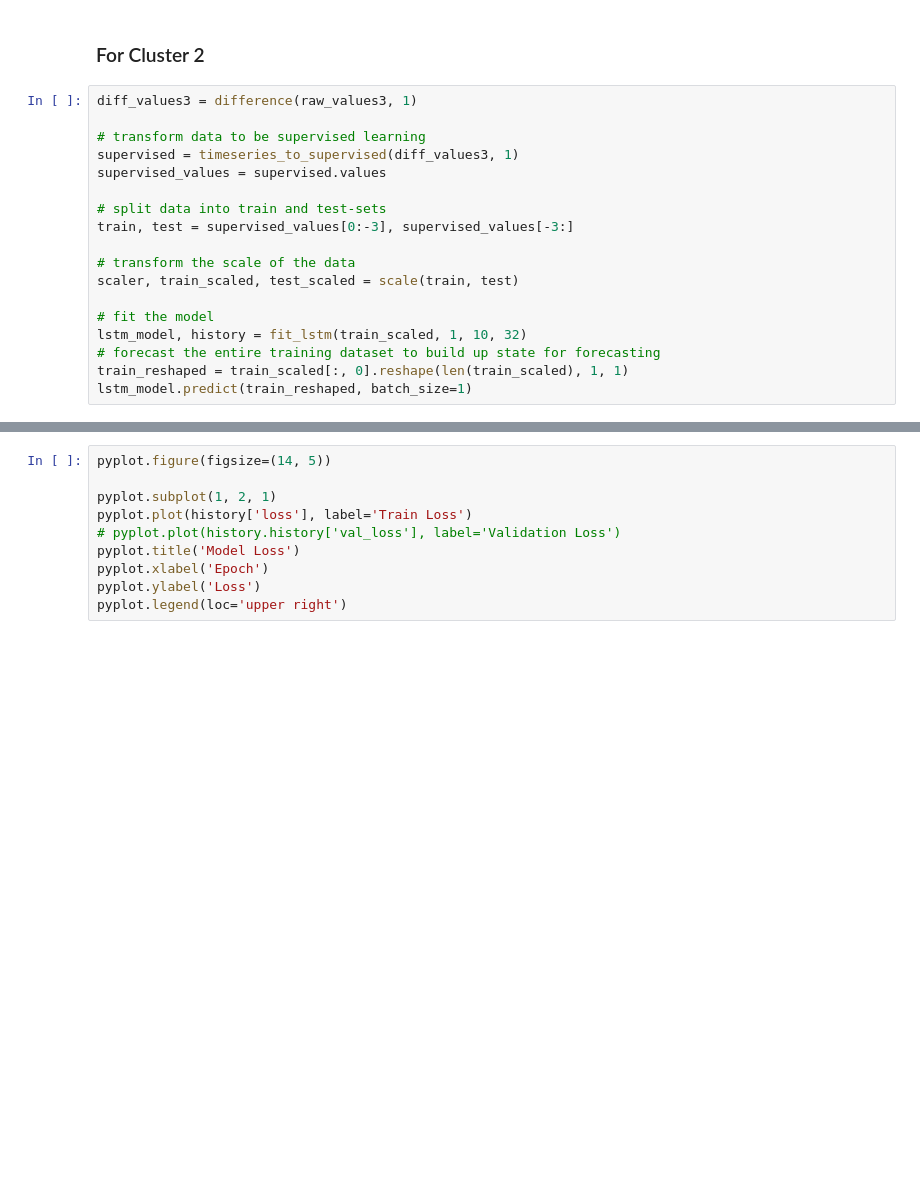
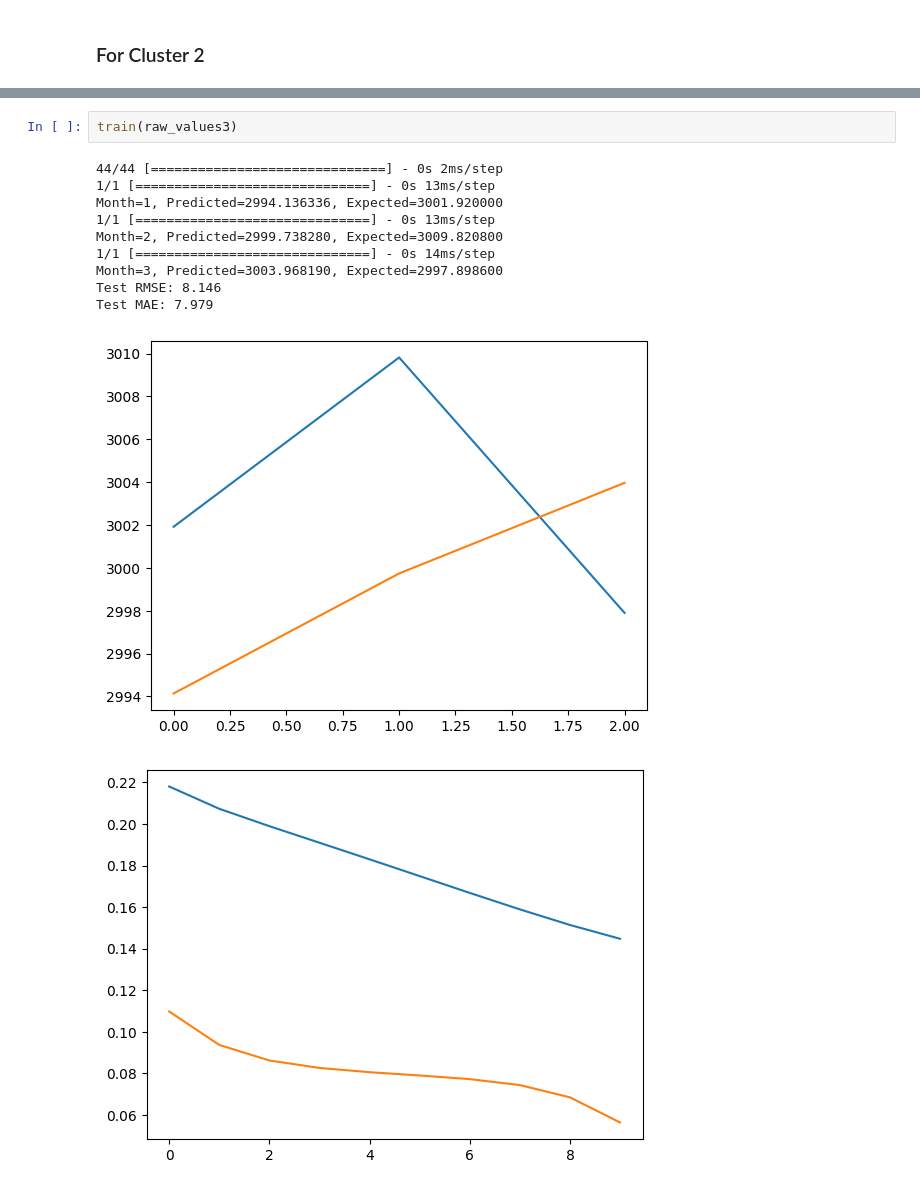
Before and after one commit to sam23121/energy_consumption, a Jupyter notebook: notebooks/final_time_series_with_LSTM2.ipynb, the cells around one changed output, grey strips where cells are left out. Saved outputs shown, nothing was run; the diff lists cells and outputs as text; blank space fills up the shorter version.

```diff
--- a/notebooks/final_time_series_with_LSTM2.ipynb
+++ b/notebooks/final_time_series_with_LSTM2.ipynb
@@ -262,20 +190,2 @@ Test MAE: 0.575
 # %% [markdown]
 ### For Cluster 2
-# %%
-diff_values3 = difference(raw_values3, 1)
-
-# transform data to be supervised learning
-supervised = timeseries_to_supervised(diff_values3, 1)
-supervised_values = supervised.values
-
-# split data into train and test-sets
-train, test = supervised_values[0:-3], supervised_values[-3:]
-
-# transform the scale of the data
-scaler, train_scaled, test_scaled = scale(train, test)
-
-# fit the model
-lstm_model, history = fit_lstm(train_scaled, 1, 10, 32)
-# forecast the entire training dataset to build up state for forecasting
-train_reshaped = train_scaled[:, 0].reshape(len(train_scaled), 1, 1)
-lstm_model.predict(train_reshaped, batch_size=1)
@@ -338,10 +192,14 @@ Test MAE: 8.260
-# %%
-pyplot.figure(figsize=(14, 5))
-
-pyplot.subplot(1, 2, 1)
-pyplot.plot(history['loss'], label='Train Loss')
-# pyplot.plot(history.history['val_loss'], label='Validation Loss')
-pyplot.title('Model Loss')
-pyplot.xlabel('Epoch')
-pyplot.ylabel('Loss')
-pyplot.legend(loc='upper right')
+# %%
+train(raw_values3)
+# %% [output]
+44/44 [==============================] - 0s 2ms/step
+1/1 [==============================] - 0s 13ms/step
+Month=1, Predicted=2994.136336, Expected=3001.920000
+1/1 [==============================] - 0s 13ms/step
+Month=2, Predicted=2999.738280, Expected=3009.820800
+1/1 [==============================] - 0s 14ms/step
+Month=3, Predicted=3003.968190, Expected=2997.898600
+Test RMSE: 8.146
+Test MAE: 7.979
+[figure, added]
+[figure, added]
```
Also changed, not shown: parts of 16 cells of this notebook, 1 other file.
